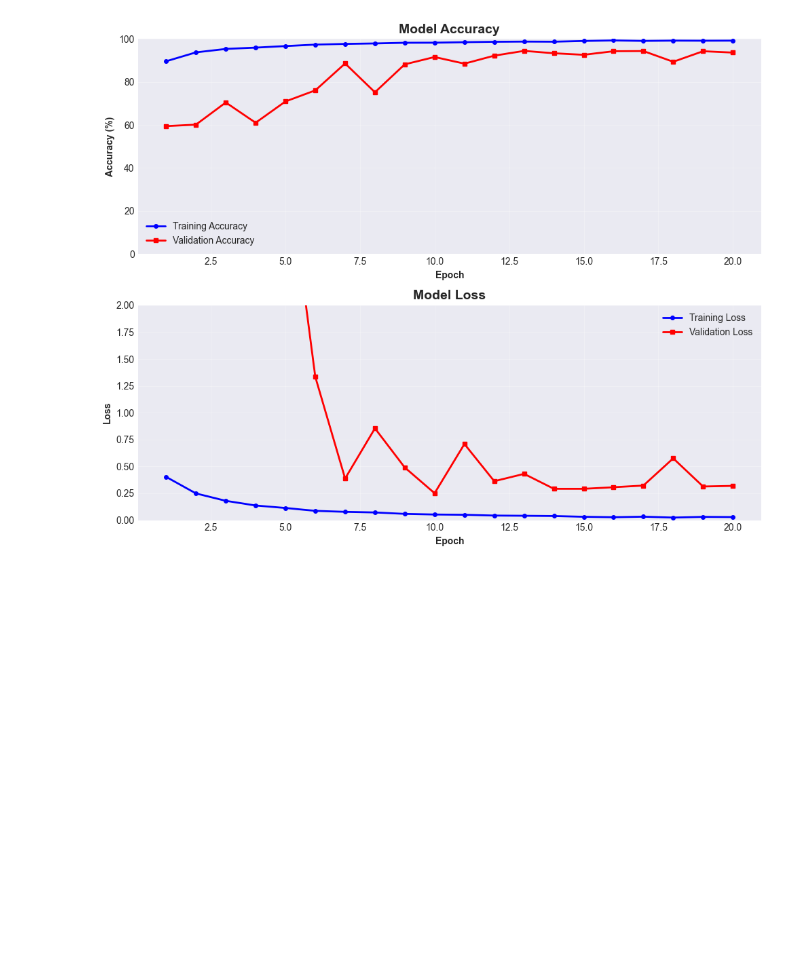
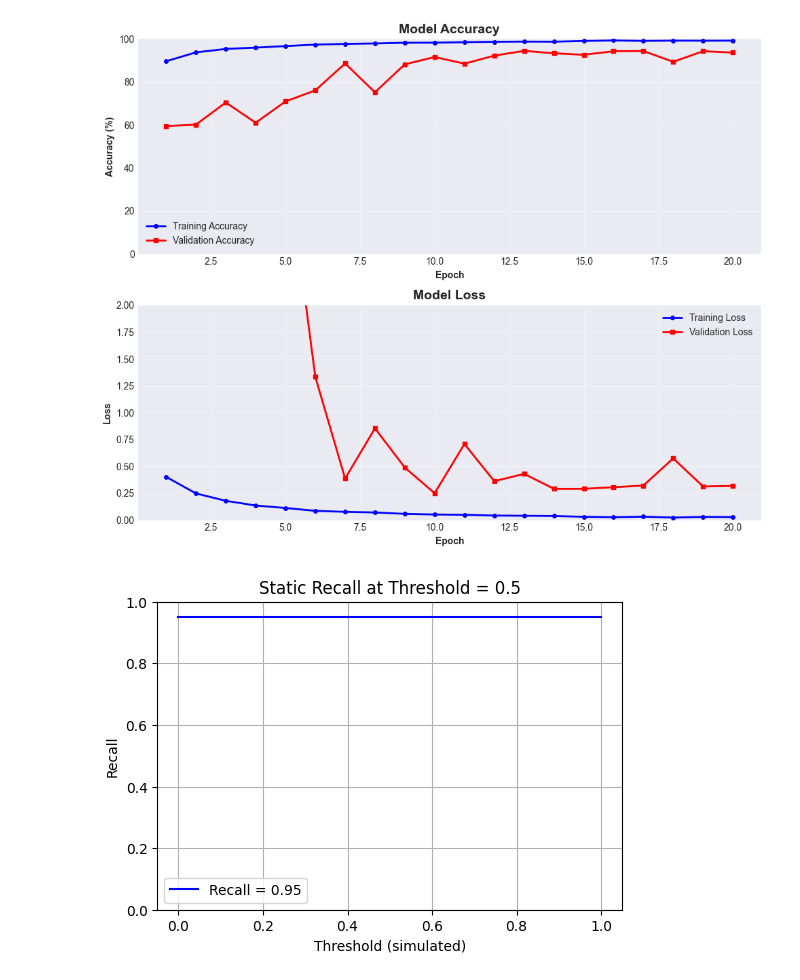
Before and after one commit to nishmakafle/thesis_research, a Jupyter notebook: cnn_xor_attention_expirement/mobilenet+attention.ipynb, the cells around one changed output. Cells and saved outputs as stored; diff of their text form; code cells hidden in the pictures; blank space fills up the shorter version.

```diff
--- a/cnn_xor_attention_expirement/mobilenet+attention.ipynb
+++ b/cnn_xor_attention_expirement/mobilenet+attention.ipynb
@@ -708,3 +770,22 @@ plot_simple_training_curves(history)
 # %% [output]
 Available metrics: ['accuracy', 'auc', 'loss', 'val_accuracy', 'val_auc', 'val_loss']
 [figure]
+# %%
+import matplotlib.pyplot as plt
+
+recall = 487 / (487 + 25)
+
+# Simulated x-axis range for thresholds (just for visualization)
+thresholds = [0.0, 1.0]
+
+plt.figure(figsize=(6, 4))
+plt.plot(thresholds, [recall, recall], label=f'Recall = {recall:.2f}', color='blue')
+plt.ylim(0, 1)
+plt.xlabel("Threshold (simulated)")
+plt.ylabel("Recall")
+plt.title("Static Recall at Threshold = 0.5")
+plt.legend()
+plt.grid(True)
+plt.show()
+# %% [output]
+[figure, added]
```
Also changed, not shown: parts of 2 cells of this notebook.
